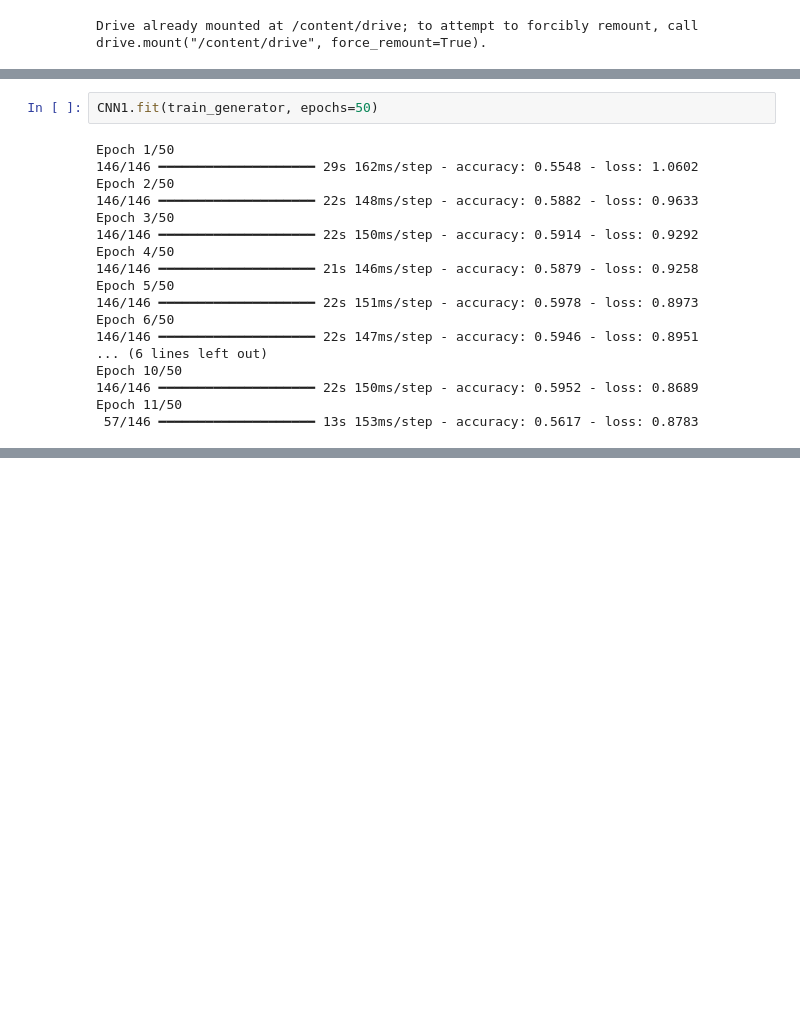
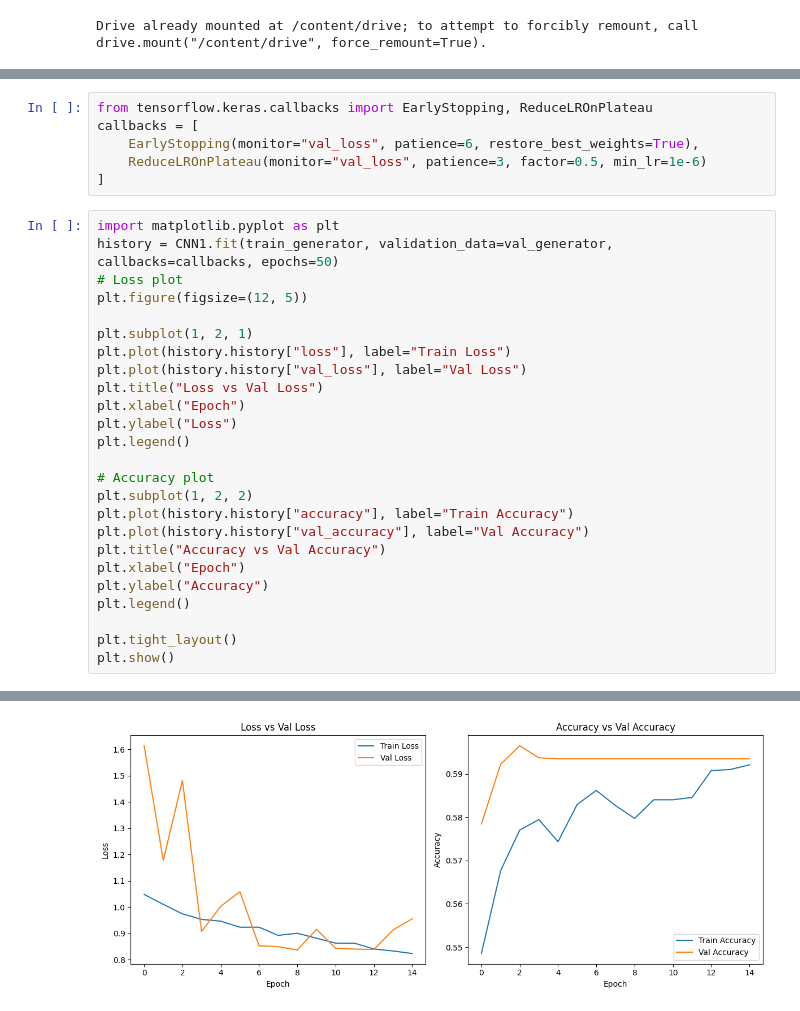
Before and after one commit to nirmaljb/deep-learning-notebooks, a Jupyter notebook: mri_for_alzheimers.ipynb, the cells around one changed output, grey strips where cells are left out. Saved outputs shown, nothing was run; the diff lists cells and outputs as text; blank space fills up the shorter version.

```diff
--- a/mri_for_alzheimers.ipynb
+++ b/mri_for_alzheimers.ipynb
@@ -102,20 +119,32 @@ Model: "sequential_2"
-# %%
-CNN1.fit(train_generator, epochs=50)
-# %% [output]
-Epoch 1/50
-146/146 ━━━━━━━━━━━━━━━━━━━━ 29s 162ms/step - accuracy: 0.5548 - loss: 1.0602
-Epoch 2/50
-146/146 ━━━━━━━━━━━━━━━━━━━━ 22s 148ms/step - accuracy: 0.5882 - loss: 0.9633
-Epoch 3/50
-146/146 ━━━━━━━━━━━━━━━━━━━━ 22s 150ms/step - accuracy: 0.5914 - loss: 0.9292
-Epoch 4/50
-146/146 ━━━━━━━━━━━━━━━━━━━━ 21s 146ms/step - accuracy: 0.5879 - loss: 0.9258
-Epoch 5/50
-146/146 ━━━━━━━━━━━━━━━━━━━━ 22s 151ms/step - accuracy: 0.5978 - loss: 0.8973
-Epoch 6/50
-146/146 ━━━━━━━━━━━━━━━━━━━━ 22s 147ms/step - accuracy: 0.5946 - loss: 0.8951
-... (6 lines left out)
-Epoch 10/50
-146/146 ━━━━━━━━━━━━━━━━━━━━ 22s 150ms/step - accuracy: 0.5952 - loss: 0.8689
-Epoch 11/50
- 57/146 ━━━━━━━━━━━━━━━━━━━━ 13s 153ms/step - accuracy: 0.5617 - loss: 0.8783
+# %%
+from tensorflow.keras.callbacks import EarlyStopping, ReduceLROnPlateau
+callbacks = [
+    EarlyStopping(monitor="val_loss", patience=6, restore_best_weights=True),
+    ReduceLROnPlateau(monitor="val_loss", patience=3, factor=0.5, min_lr=1e-6)
+]
+# %%
+import matplotlib.pyplot as plt
+history = CNN1.fit(train_generator, validation_data=val_generator, callbacks=callbacks, epochs=50)
+# Loss plot
+plt.figure(figsize=(12, 5))
+
+plt.subplot(1, 2, 1)
+plt.plot(history.history["loss"], label="Train Loss")
+plt.plot(history.history["val_loss"], label="Val Loss")
+plt.title("Loss vs Val Loss")
+plt.xlabel("Epoch")
+plt.ylabel("Loss")
+plt.legend()
+
+# Accuracy plot
+plt.subplot(1, 2, 2)
+plt.plot(history.history["accuracy"], label="Train Accuracy")
+plt.plot(history.history["val_accuracy"], label="Val Accuracy")
+plt.title("Accuracy vs Val Accuracy")
+plt.xlabel("Epoch")
+plt.ylabel("Accuracy")
+plt.legend()
+
+plt.tight_layout()
+plt.show()
+# %% [output]
@@ -121,0 +168 @@ Epoch 11/50
+[figure, added]
```
Also changed, not shown: parts of 5 cells of this notebook.
